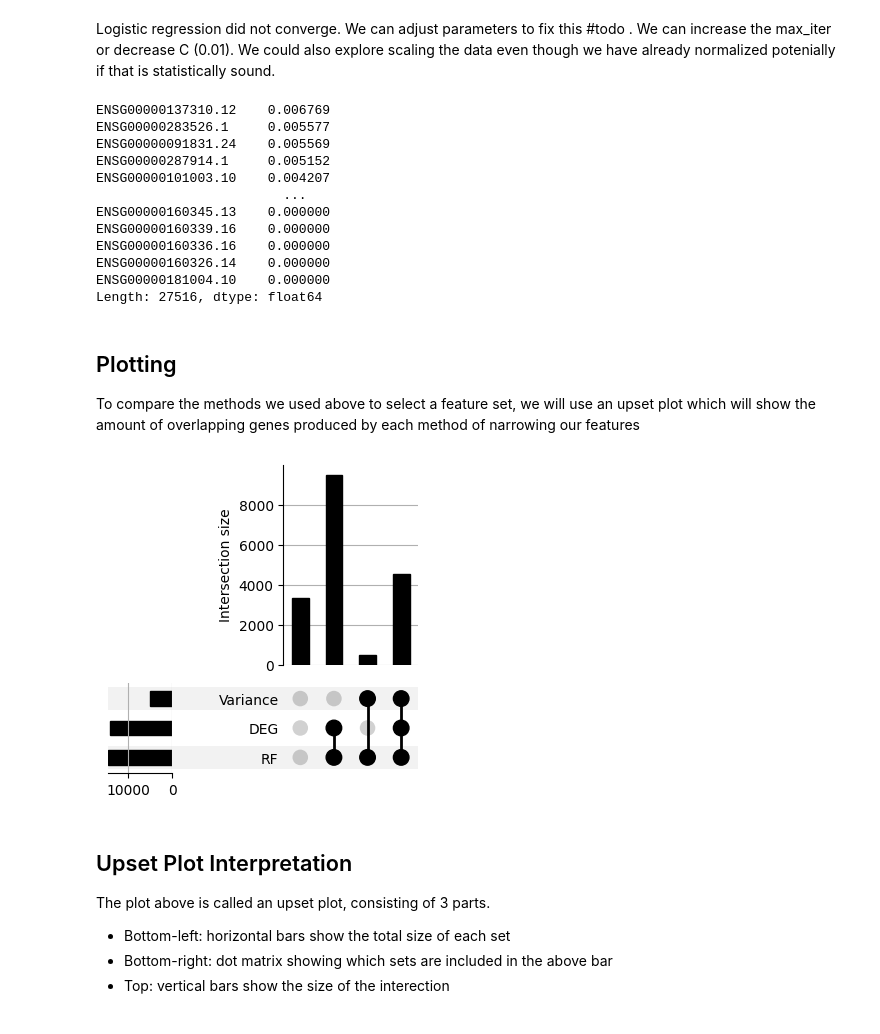
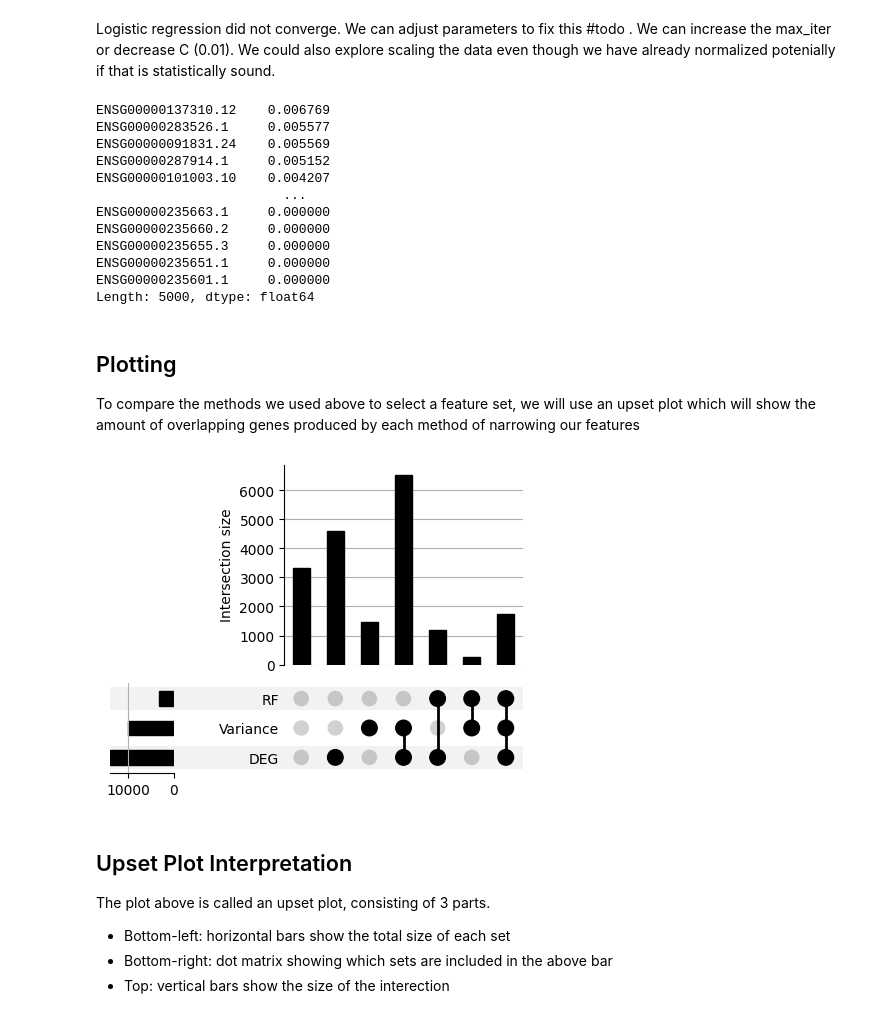
Before and after one commit to nshaw928/bioinformatics-project, a Jupyter notebook: notebooks/04_ml_classification.ipynb, the cells around one changed output. Saved outputs shown, nothing was run; the diff lists cells and outputs as text; code cells hidden in the pictures.

```diff
--- a/notebooks/04_ml_classification.ipynb
+++ b/notebooks/04_ml_classification.ipynb
@@ -158,16 +160,16 @@ print(len(var_top_genes))
 # %%
 # LASSO regulatization
 
-logistic_regression = LogisticRegression(
-    penalty = 'l1',
-    solver = 'saga',
-    C = 0.1,
-    max_iter = 5000,
-    random_state = 0
-)
+#logistic_regression = LogisticRegression(
+#    penalty = 'l1',
+#    solver = 'saga',
+#    C = 0.1,
+#    max_iter = 5000,
+#    random_state = 0
+#)
 
-logistic_regression.fit(X_train, y_train)
-# RESULT: logistic regression did not converge within the max_iter
+#logistic_regression.fit(X_train, y_train)
+# RESULT: logistic regression did not converge within the max_iter, skipping this method for feature selection #todo
 # %% [output]
 KeyboardInterrupt:
 # %% [markdown]
@@ -185,7 +187,7 @@ rf_features_result = pd.Series(
     index = X_train.columns
 )
 
-rf_features_result = rf_features_result.sort_values(ascending=False)
+rf_features_result = rf_features_result.sort_values(ascending=False).head(5000) # arbitrarily use the top 5000 most important, use more robust technique #todo
 
 print(rf_features_result)
 # %% [output]
@@ -195,35 +197,35 @@ ENSG00000091831.24    0.005569
 ENSG00000287914.1     0.005152
 ENSG00000101003.10    0.004207
                         ...
-ENSG00000160345.13    0.000000
-ENSG00000160339.16    0.000000
-ENSG00000160336.16    0.000000
-ENSG00000160326.14    0.000000
-ENSG00000181004.10    0.000000
-Length: 27516, dtype: float64
+ENSG00000235663.1     0.000000
+ENSG00000235660.2     0.000000
+ENSG00000235655.3     0.000000
+ENSG00000235651.1     0.000000
+ENSG00000235601.1     0.000000
+Length: 5000, dtype: float64
 # %% [markdown]
 ## Plotting
 To compare the methods we used above to select a feature set, we will use an upset plot which will show the amount of overlapping genes produced by each method of narrowing our features
 # %%
 gene_sets = {
     'DEG': genes_DEG,
-    'Variance': var_top_genes['Variance_5000'],
+    'Variance': var_top_genes['Variance_10000'], # increased for 5k to 10k to expand set
     'RF': rf_features_result
 }
 
 all_genes = set().union(*gene_sets.values())
 
 memberships = []
 for gene in all_genes:
     member_of = [name for name, genes in gene_sets.items() if gene in genes]
     memberships.append(member_of)
 
 upset_data = from_memberships(memberships = memberships)
 
 plot(upset_data, subset_size='count')
 plt.show()
 # %% [output]
-[figure, old version]
+[figure, new version]
 # %% [markdown]
 ## Upset Plot Interpretation
 The plot above is called an upset plot, consisting of 3 parts.
```
Also changed, not shown: parts of 11 cells of this notebook, 1 other file.
